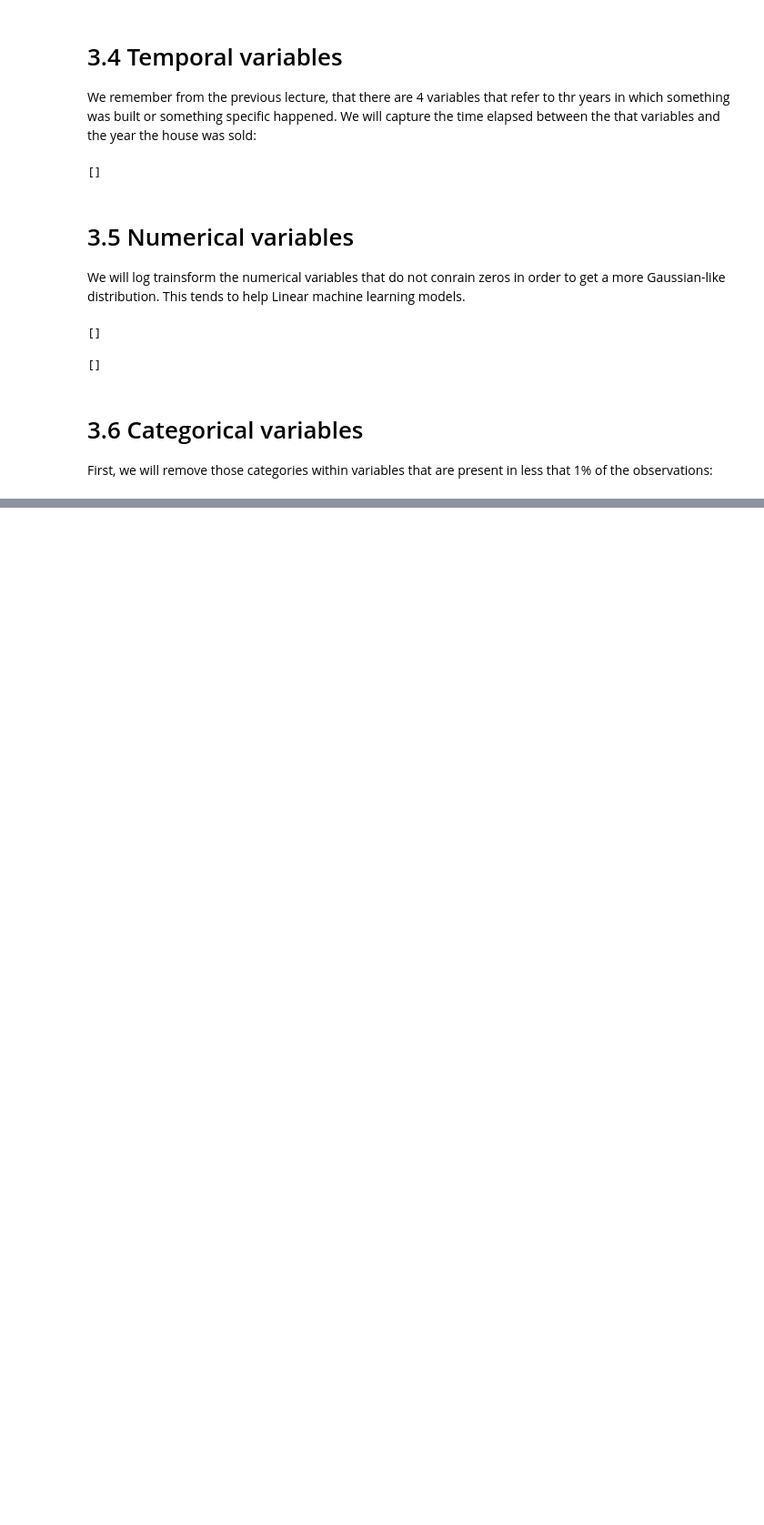
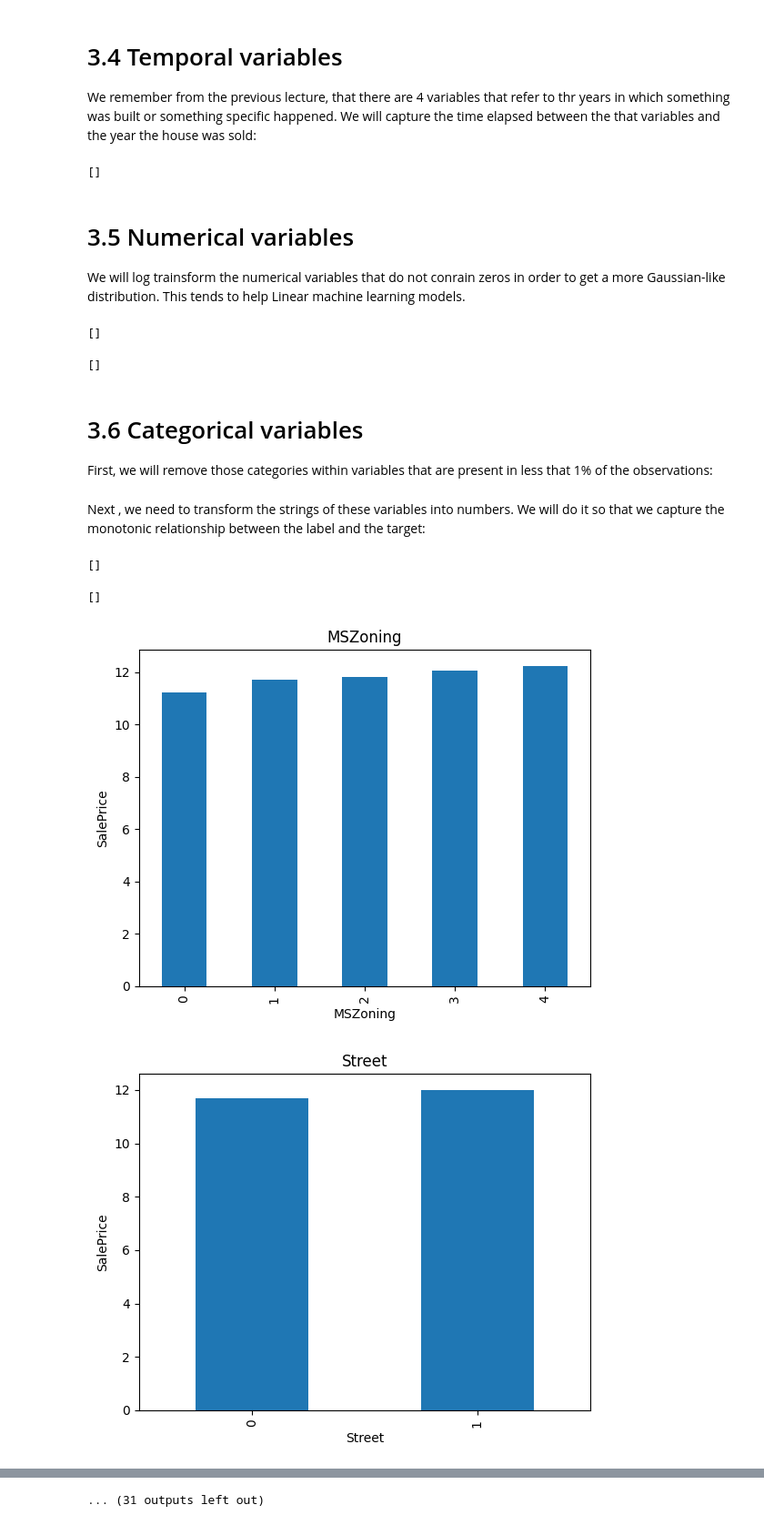
Before and after one commit to adwiza/rl, a Jupyter notebook: ModelCreation.ipynb, the cells around one changed output, grey strips where cells are left out. Shown at 91% size. Saved outputs shown, nothing was run; the diff lists cells and outputs as text; code cells hidden in the pictures; blank space fills up the shorter version.

```diff
--- a/ModelCreation.ipynb
+++ b/ModelCreation.ipynb
@@ -208,3 +208,52 @@ First, we will remove those categories within variables that are present in less
 # %%
 # Let's caprure the categorical variables first
 cat_vars = [var for var in X_train.columns if X_train[var].dtype=='O']
+# %%
+def find_frequient_labels(df, var, rare_perc):
+    # find the labels that are shared by more than a certain % of the houses in the dataset
+    df = df.copy()
+    tmp = df.groupby(var)['SalePrice'].count() / len(df)
+    return tmp[tmp>rare_perc].index
+
+for var in cat_vars:
+    frequent_ls = find_frequient_labels(X_train, var, 0.01)
+    X_train[var] = np.where(X_train[var].isin(frequent_ls), X_train[var], 'Rare')
+    X_test[var] = np.where(X_test[var].isin(frequent_ls), X_test[var], 'Rare')
+# %% [markdown]
+Next , we need to transform the strings of these variables into numbers. We will do it so that we capture the monotonic relationship between the label and the target:
+# %%
+# this functino will assign discrete values to the strings of the variables,
+# so that the smaller value corresponds to the smaller mean of target
+
+def replace_categories(train, test, var, target):
+    ordered_labels = train.groupby([var])[target].mean().sort_values().index
+    ordinal_label = {k:i for i, k in enumerate(ordered_labels, 0)}
+    train[var] = train[var].map(ordinal_label)
+    test[var] = test[var].map(ordinal_label)
+# %%
+for var in cat_vars:
+    replace_categories(X_train, X_test, var, 'SalePrice')
+# %%
+# check absence of na
+[var for var in X_train.columns if X_train[var].isnull().sum()>0]
+# %% [output]
+[]
+# %%
+# check absence of na
+[var for var in X_test.columns if X_test[var].isnull().sum()>0]
+# %% [output]
+[]
+# %%
+# Let me show you what I mean by monotonic relatioship between labels and target
+def analyse_vars(df, var):
+    df = df.copy()
+    df.groupby(var)['SalePrice'].median().plot.bar()
+    plt.title(var)
+    plt.ylabel('SalePrice')
+    plt.show()
+
+for var in cat_vars:
+    analyse_vars(X_train, var)
+# %% [output]
+[figure, added]
+[figure, added]
@@ -210,0 +270 @@ cat_vars = [var for var in X_train.columns if X_train[var].dtype=='O']
+... (31 outputs left out)
```
Also changed, not shown: parts of 8 cells of this notebook, 1 other file.
